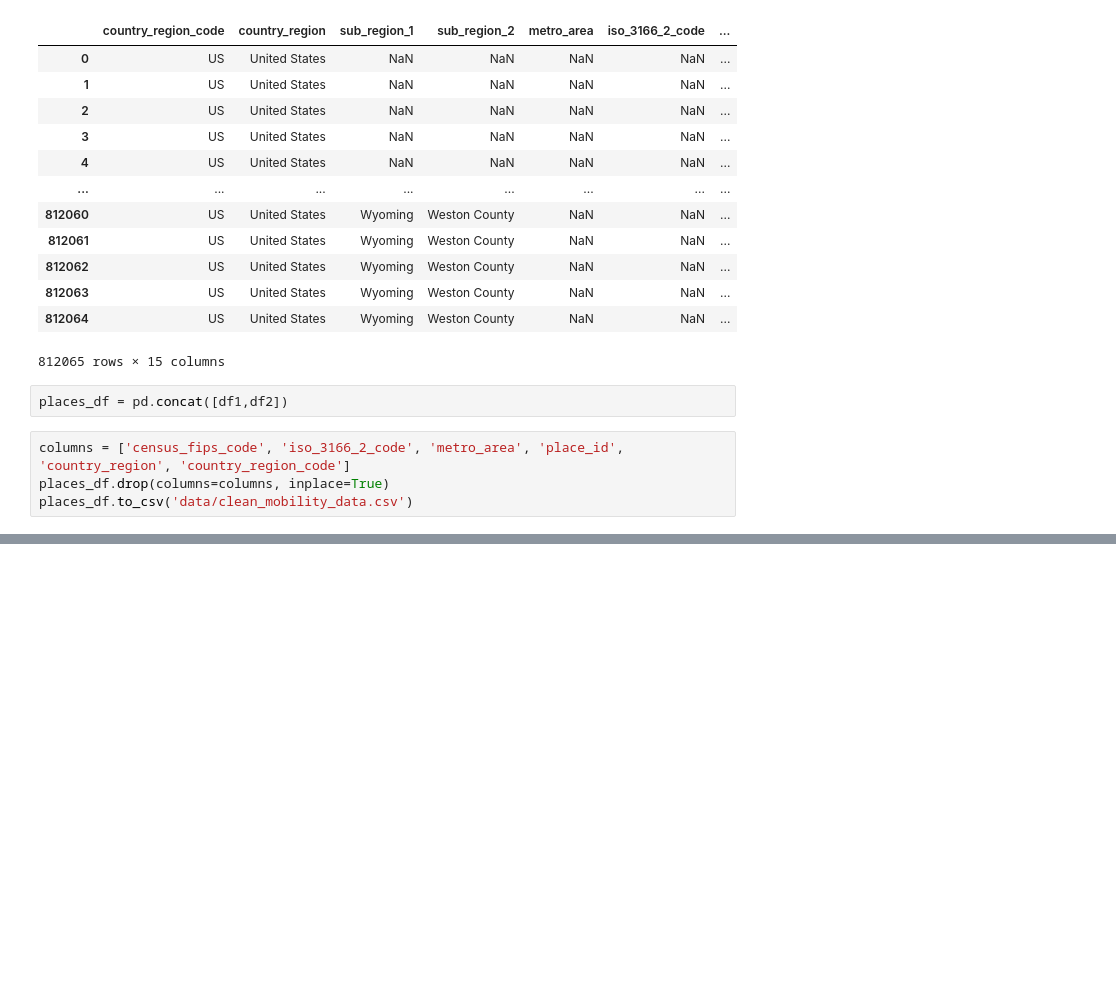
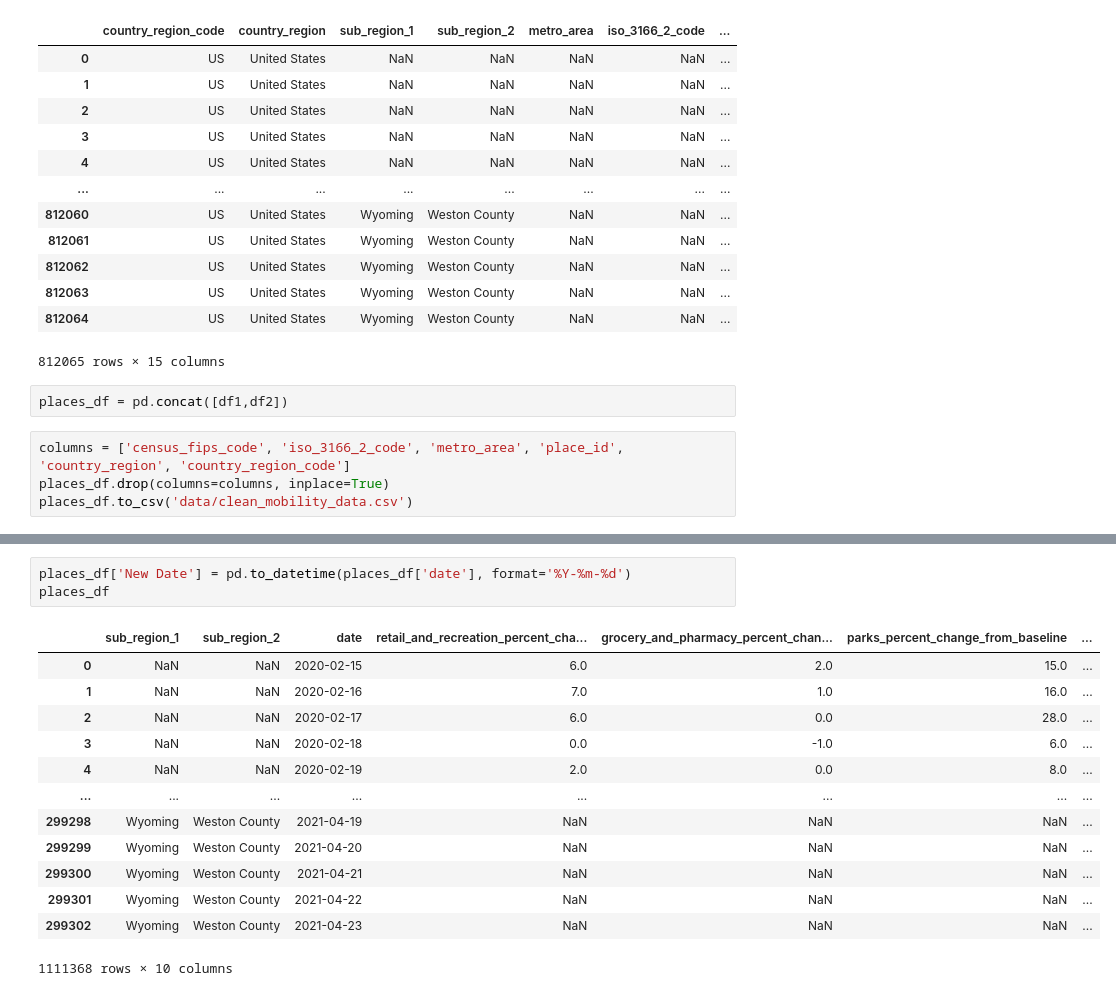
Before and after one commit to Munseaux/Pandemic-Movement, a Jupyter notebook: just_checking.ipynb, the cells around one changed output, grey strips where cells are left out. Saved outputs shown, nothing was run; the diff lists cells and outputs as text; blank space fills up the shorter version.

```diff
--- a/just_checking.ipynb
+++ b/just_checking.ipynb
@@ -32,0 +30,17 @@ places_df.to_csv('data/clean_mobility_data.csv')
+# %%
+places_df['New Date'] = pd.to_datetime(places_df['date'], format='%Y-%m-%d')
+places_df
+# %% [output]
+|  | sub_region_1 | sub_region_2 | date | retail_and_recreation_percent_cha... | grocery_and_pharmacy_percent_chan... | parks_percent_change_from_baseline | ... |
+| 0 | NaN | NaN | 2020-02-15 | 6.0 | 2.0 | 15.0 | ... |
+| 1 | NaN | NaN | 2020-02-16 | 7.0 | 1.0 | 16.0 | ... |
+| 2 | NaN | NaN | 2020-02-17 | 6.0 | 0.0 | 28.0 | ... |
+| 3 | NaN | NaN | 2020-02-18 | 0.0 | -1.0 | 6.0 | ... |
+| 4 | NaN | NaN | 2020-02-19 | 2.0 | 0.0 | 8.0 | ... |
+| ... | ... | ... | ... | ... | ... | ... | ... |
+| 299298 | Wyoming | Weston County | 2021-04-19 | NaN | NaN | NaN | ... |
+| 299299 | Wyoming | Weston County | 2021-04-20 | NaN | NaN | NaN | ... |
+| 299300 | Wyoming | Weston County | 2021-04-21 | NaN | NaN | NaN | ... |
+| 299301 | Wyoming | Weston County | 2021-04-22 | NaN | NaN | NaN | ... |
+| 299302 | Wyoming | Weston County | 2021-04-23 | NaN | NaN | NaN | ... |
+1111368 rows × 10 columns
```
Also changed, not shown: parts of 15 cells of this notebook.
